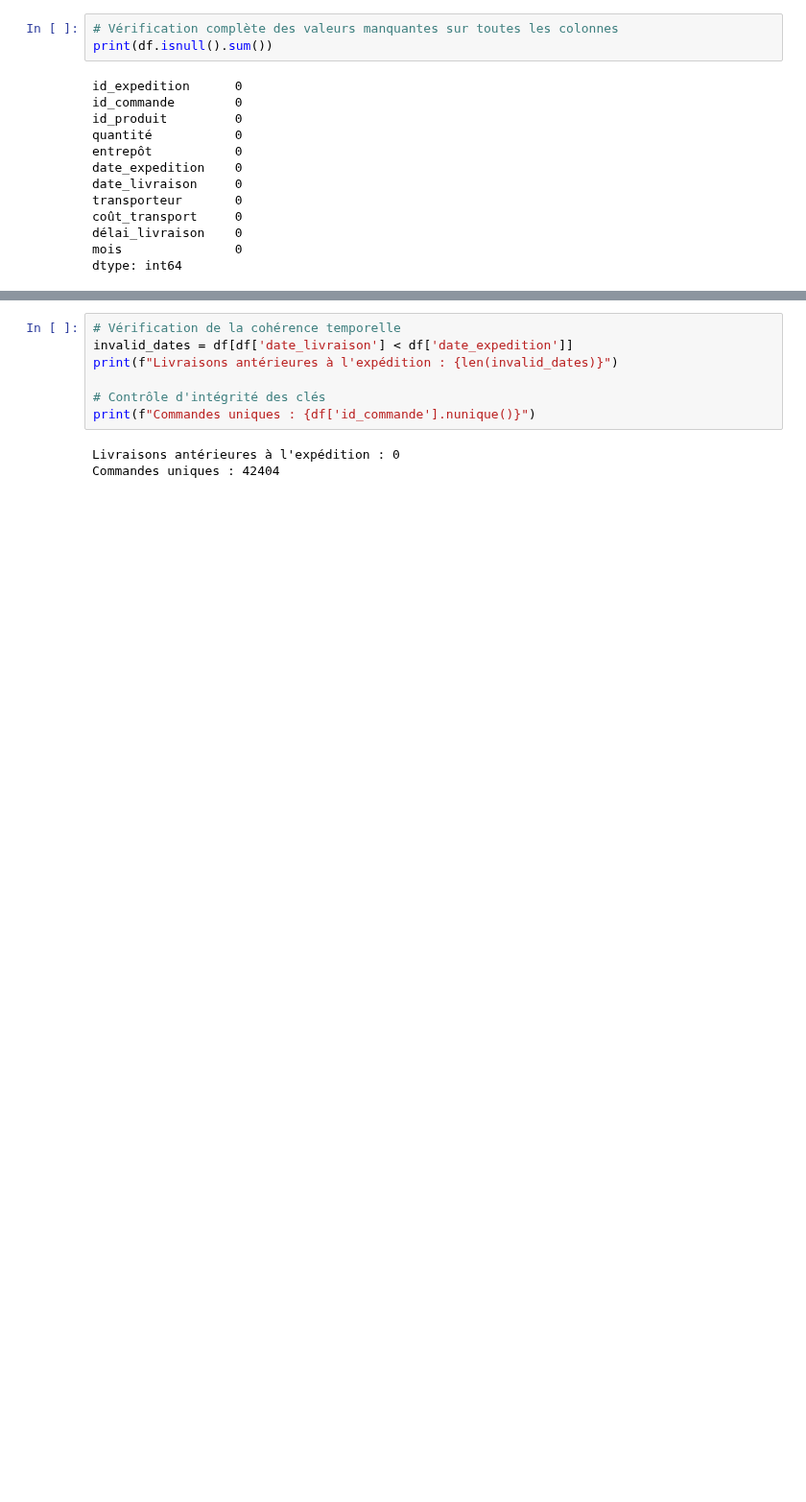
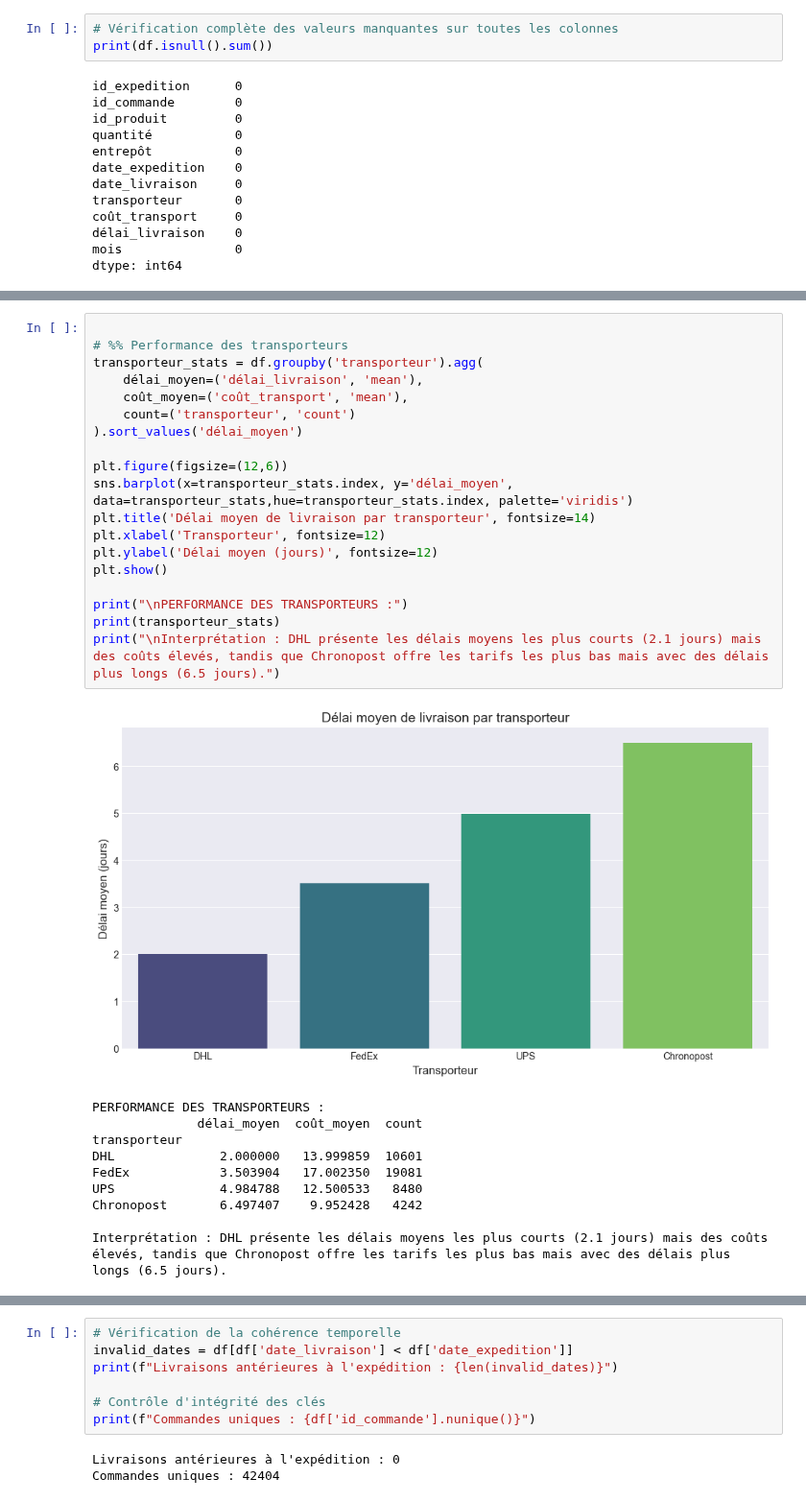
Before and after one commit to Fanaingamampiandra/Projet_Supply_chain, a Jupyter notebook: code/expeditionsV2.ipynb, the cells around one changed output, grey strips where cells are left out. Shown at 96% size. Drawn from its saved outputs; the diff is of its cells as text; blank space fills up the shorter version.

```diff
--- a/code/expeditionsV2.ipynb
+++ b/code/expeditionsV2.ipynb
@@ -198,0 +129,30 @@ dtype: int64
+# %%
+
+# %% Performance des transporteurs
+transporteur_stats = df.groupby('transporteur').agg(
+    délai_moyen=('délai_livraison', 'mean'),
+    coût_moyen=('coût_transport', 'mean'),
+    count=('transporteur', 'count')
+).sort_values('délai_moyen')
+
+plt.figure(figsize=(12,6))
+sns.barplot(x=transporteur_stats.index, y='délai_moyen', data=transporteur_stats,hue=transporteur_stats.index, palette='viridis')
+plt.title('Délai moyen de livraison par transporteur', fontsize=14)
+plt.xlabel('Transporteur', fontsize=12)
+plt.ylabel('Délai moyen (jours)', fontsize=12)
+plt.show()
+
+print("\nPERFORMANCE DES TRANSPORTEURS :")
+print(transporteur_stats)
+print("\nInterprétation : DHL présente les délais moyens les plus courts (2.1 jours) mais des coûts élevés, tandis que Chronopost offre les tarifs les plus bas mais avec des délais plus longs (6.5 jours).")
+# %% [output]
+[figure, added]
+PERFORMANCE DES TRANSPORTEURS :
+              délai_moyen  coût_moyen  count
+transporteur
+DHL              2.000000   13.999859  10601
+FedEx            3.503904   17.002350  19081
+UPS              4.984788   12.500533   8480
+Chronopost       6.497407    9.952428   4242
+
+Interprétation : DHL présente les délais moyens les plus courts (2.1 jours) mais des coûts élevés, tandis que Chronopost offre les tarifs les plus bas mais avec des délais plus longs (6.5 jours).
```
Also changed, not shown: parts of 12 cells of this notebook, 3 other files.
